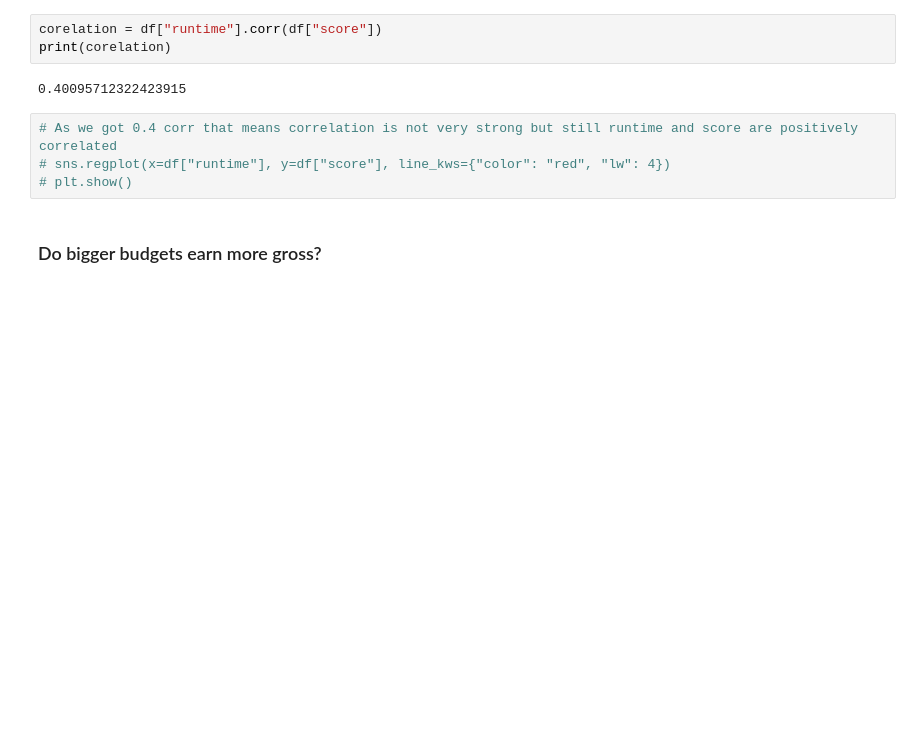
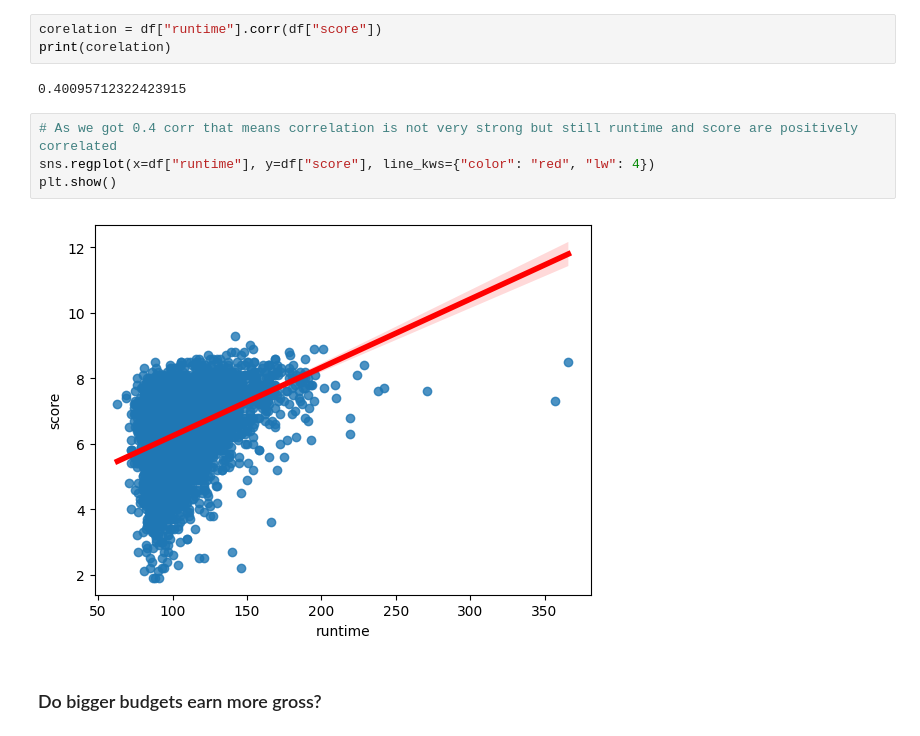
Before and after one commit to YugamdeepGoyal/Python_Data_Analysis_Project, a Jupyter notebook: app.ipynb, the cells around one changed output. Saved outputs shown, nothing was run; the diff lists cells and outputs as text; blank space fills up the shorter version.

```diff
--- a/app.ipynb
+++ b/app.ipynb
@@ -323,8 +323,10 @@ print(corelation)
 0.40095712322423915
 # %%
 # As we got 0.4 corr that means correlation is not very strong but still runtime and score are positively correlated
-# sns.regplot(x=df["runtime"], y=df["score"], line_kws={"color": "red", "lw": 4})
-# plt.show()
+sns.regplot(x=df["runtime"], y=df["score"], line_kws={"color": "red", "lw": 4})
+plt.show()
+# %% [output]
+[figure, added]
 # %% [markdown]
 ### Do bigger budgets earn more gross?
 # %%
```
Also changed, not shown: parts of 1 cell of this notebook, 1 other file.
